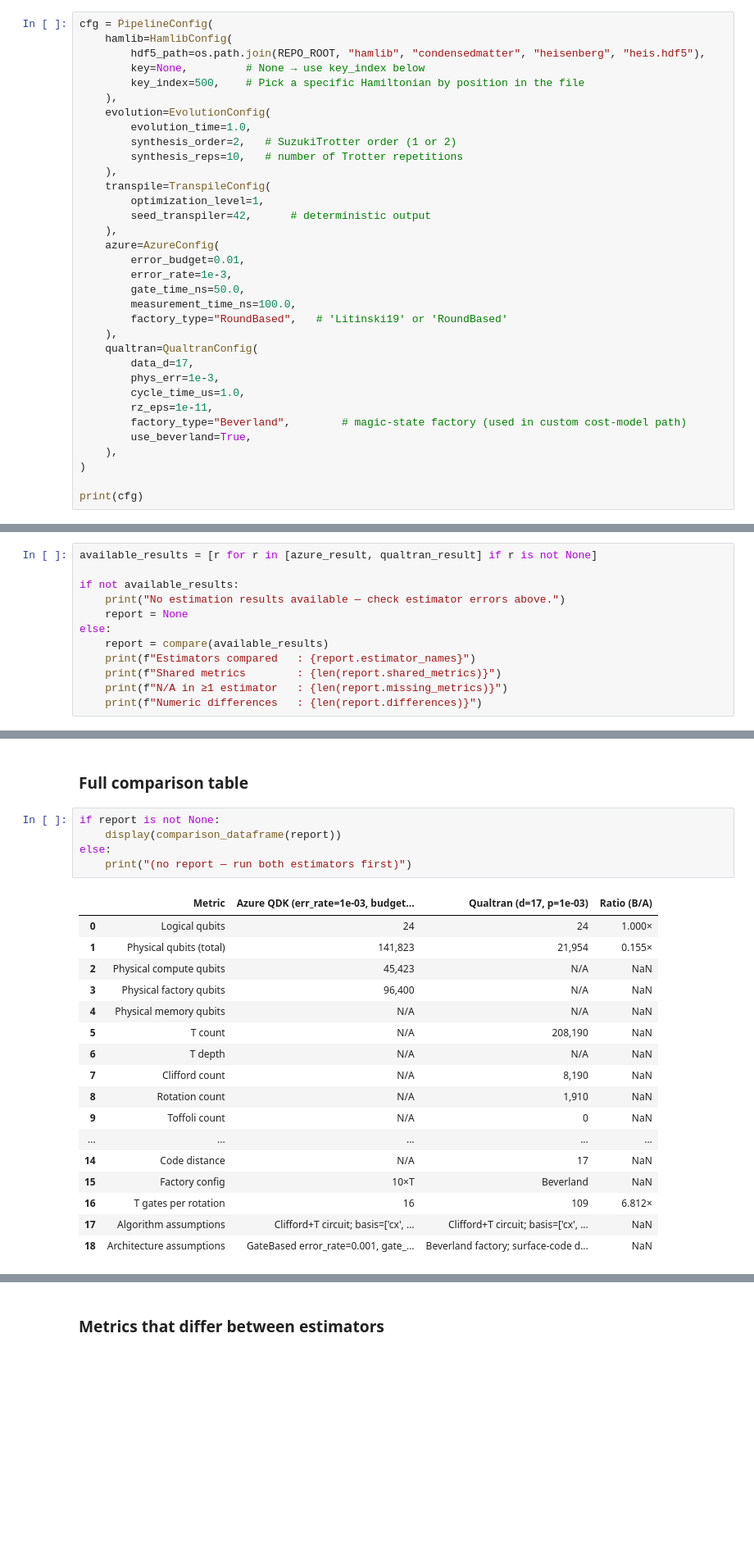
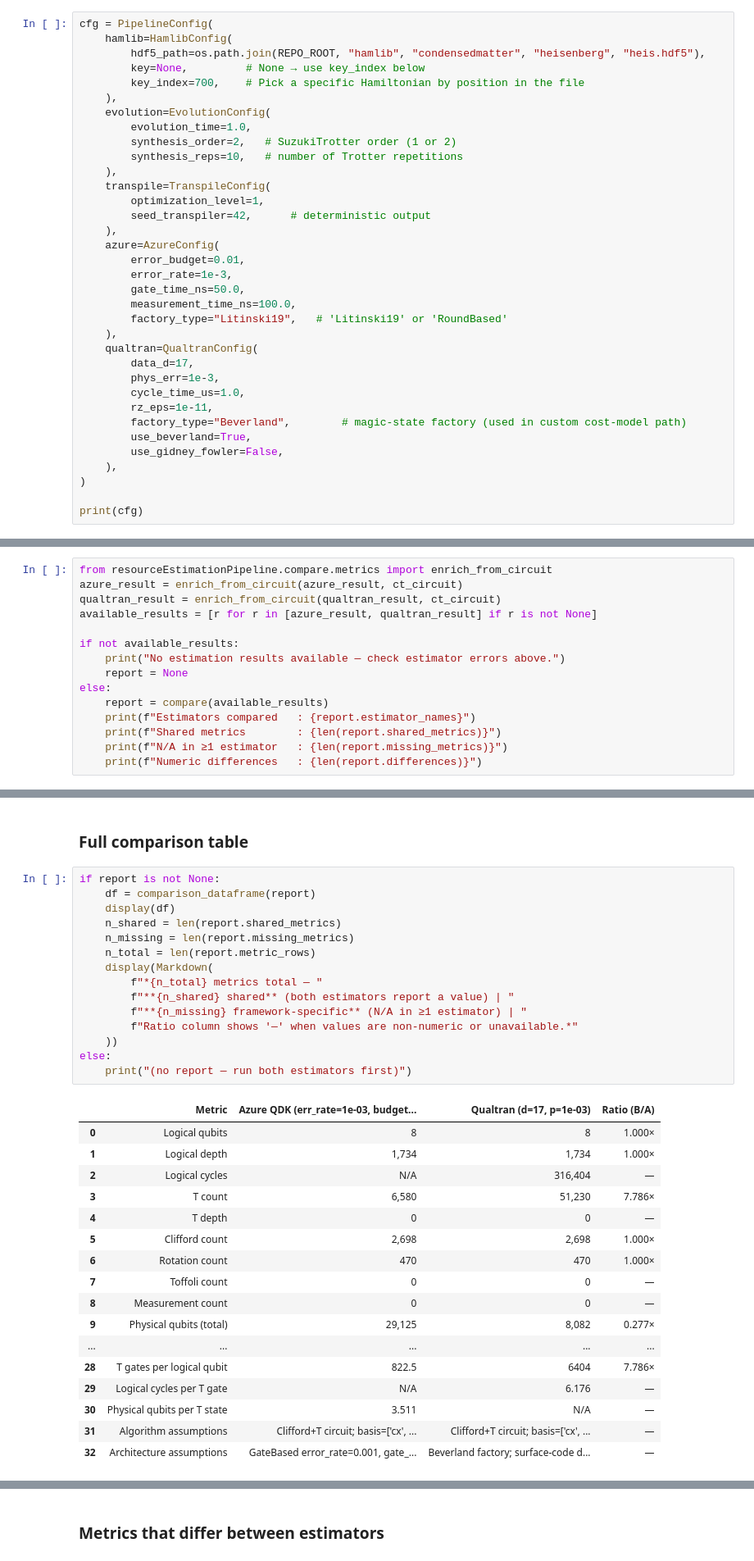
Before and after one commit to KevinLi053/resourceEstimationPipeline, a Jupyter notebook: notebooks/comparison.ipynb, the cells around one changed output, grey strips where cells are left out. Shown at 82% size. Drawn from its saved outputs; the diff is of its cells as text; blank space fills up the shorter version.

Commit message:
metrics changes (in progress)

```diff
--- a/notebooks/comparison.ipynb
+++ b/notebooks/comparison.ipynb
@@ -92,7 +91,7 @@ cfg = PipelineConfig(
     hamlib=HamlibConfig(
         hdf5_path=os.path.join(REPO_ROOT, "hamlib", "condensedmatter", "heisenberg", "heis.hdf5"),
         key=None,         # None → use key_index below
-        key_index=500,    # Pick a specific Hamiltonian by position in the file
+        key_index=700,    # Pick a specific Hamiltonian by position in the file
     ),
     evolution=EvolutionConfig(
         evolution_time=1.0,
@@ -108,7 +107,7 @@ cfg = PipelineConfig(
         error_rate=1e-3,
         gate_time_ns=50.0,
         measurement_time_ns=100.0,
-        factory_type="RoundBased",   # 'Litinski19' or 'RoundBased'
+        factory_type="Litinski19",   # 'Litinski19' or 'RoundBased'
     ),
     qualtran=QualtranConfig(
         data_d=17,
@@ -117,6 +116,7 @@ cfg = PipelineConfig(
         rz_eps=1e-11,
         factory_type="Beverland",        # magic-state factory (used in custom cost-model path)
         use_beverland=True,
+        use_gidney_fowler=False,
     ),
 )
 
@@ -486,6 +486,9 @@ The comparison layer operates only on the public fields of `EstimationResult`.
 It never reads estimator internals, so results remain comparable as new
 estimators are added.
 # %%
+from resourceEstimationPipeline.compare.metrics import enrich_from_circuit
+azure_result = enrich_from_circuit(azure_result, ct_circuit)
+qualtran_result = enrich_from_circuit(qualtran_result, ct_circuit)
 available_results = [r for r in [azure_result, qualtran_result] if r is not None]
 
 if not available_results:
@@ -506,24 +509,34 @@ Numeric differences   : 4
 ### Full comparison table
 # %%
 if report is not None:
-    display(comparison_dataframe(report))
+    df = comparison_dataframe(report)
+    display(df)
+    n_shared = len(report.shared_metrics)
+    n_missing = len(report.missing_metrics)
+    n_total = len(report.metric_rows)
+    display(Markdown(
+        f"*{n_total} metrics total — "
+        f"**{n_shared} shared** (both estimators report a value) | "
+        f"**{n_missing} framework-specific** (N/A in ≥1 estimator) | "
+        f"Ratio column shows '—' when values are non-numeric or unavailable.*"
+    ))
 else:
     print("(no report — run both estimators first)")
 # %% [output]
 |  | Metric | Azure QDK (err_rate=1e-03, budget... | Qualtran (d=17, p=1e-03) | Ratio (B/A) |
-| 0 | Logical qubits | 24 | 24 | 1.000× |
-| 1 | Physical qubits (total) | 141,823 | 21,954 | 0.155× |
-| 2 | Physical compute qubits | 45,423 | N/A | NaN |
-| 3 | Physical factory qubits | 96,400 | N/A | NaN |
-| 4 | Physical memory qubits | N/A | N/A | NaN |
-| 5 | T count | N/A | 208,190 | NaN |
-| 6 | T depth | N/A | N/A | NaN |
-| 7 | Clifford count | N/A | 8,190 | NaN |
-| 8 | Rotation count | N/A | 1,910 | NaN |
-| 9 | Toffoli count | N/A | 0 | NaN |
+| 0 | Logical qubits | 8 | 8 | 1.000× |
+| 1 | Logical depth | 1,734 | 1,734 | 1.000× |
+| 2 | Logical cycles | N/A | 316,404 | — |
+| 3 | T count | 6,580 | 51,230 | 7.786× |
+| 4 | T depth | 0 | 0 | — |
+| 5 | Clifford count | 2,698 | 2,698 | 1.000× |
+| 6 | Rotation count | 470 | 470 | 1.000× |
+| 7 | Toffoli count | 0 | 0 | — |
+| 8 | Measurement count | 0 | 0 | — |
+| 9 | Physical qubits (total) | 29,125 | 8,082 | 0.277× |
 | ... | ... | ... | ... | ... |
-| 14 | Code distance | N/A | 17 | NaN |
-| 15 | Factory config | 10×T | Beverland | NaN |
-| 16 | T gates per rotation | 16 | 109 | 6.812× |
-| 17 | Algorithm assumptions | Clifford+T circuit; basis=['cx', ... | Clifford+T circuit; basis=['cx', ... | NaN |
-| 18 | Architecture assumptions | GateBased error_rate=0.001, gate_... | Beverland factory; surface-code d... | NaN |
+| 28 | T gates per logical qubit | 822.5 | 6404 | 7.786× |
+| 29 | Logical cycles per T gate | N/A | 6.176 | — |
+| 30 | Physical qubits per T state | 3.511 | N/A | — |
+| 31 | Algorithm assumptions | Clifford+T circuit; basis=['cx', ... | Clifford+T circuit; basis=['cx', ... | — |
+| 32 | Architecture assumptions | GateBased error_rate=0.001, gate_... | Beverland factory; surface-code d... | — |
```
Also changed, not shown: parts of 27 cells of this notebook, 10 other files.
